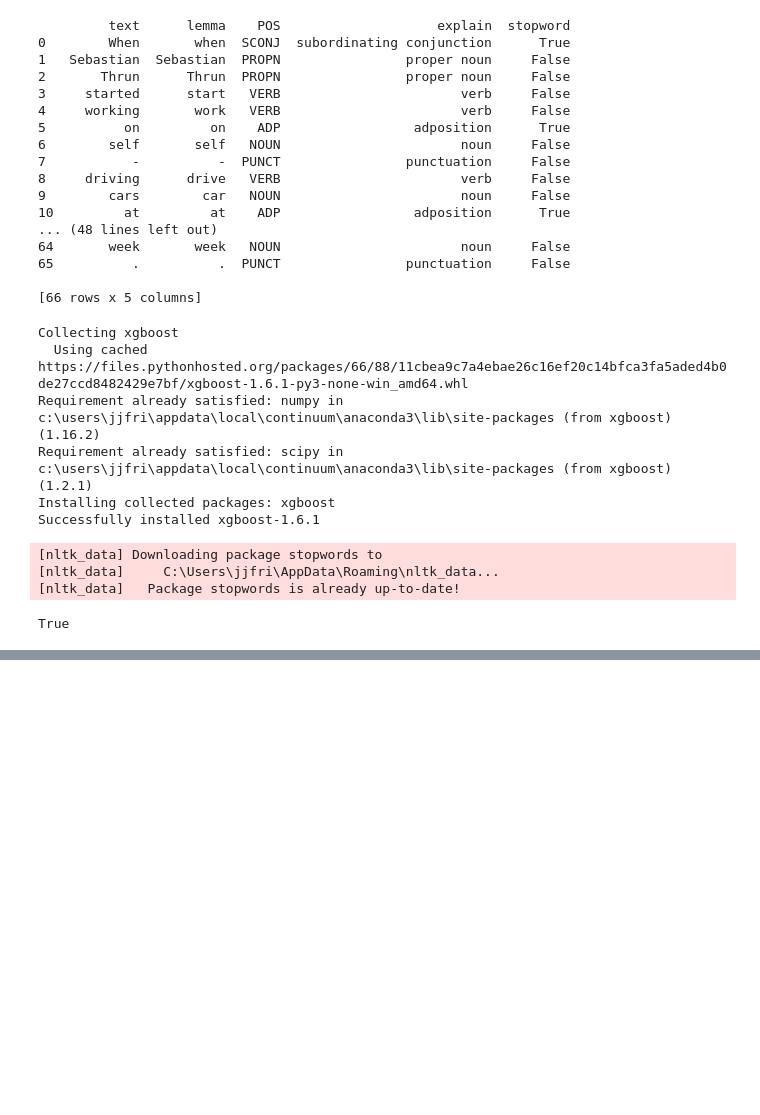
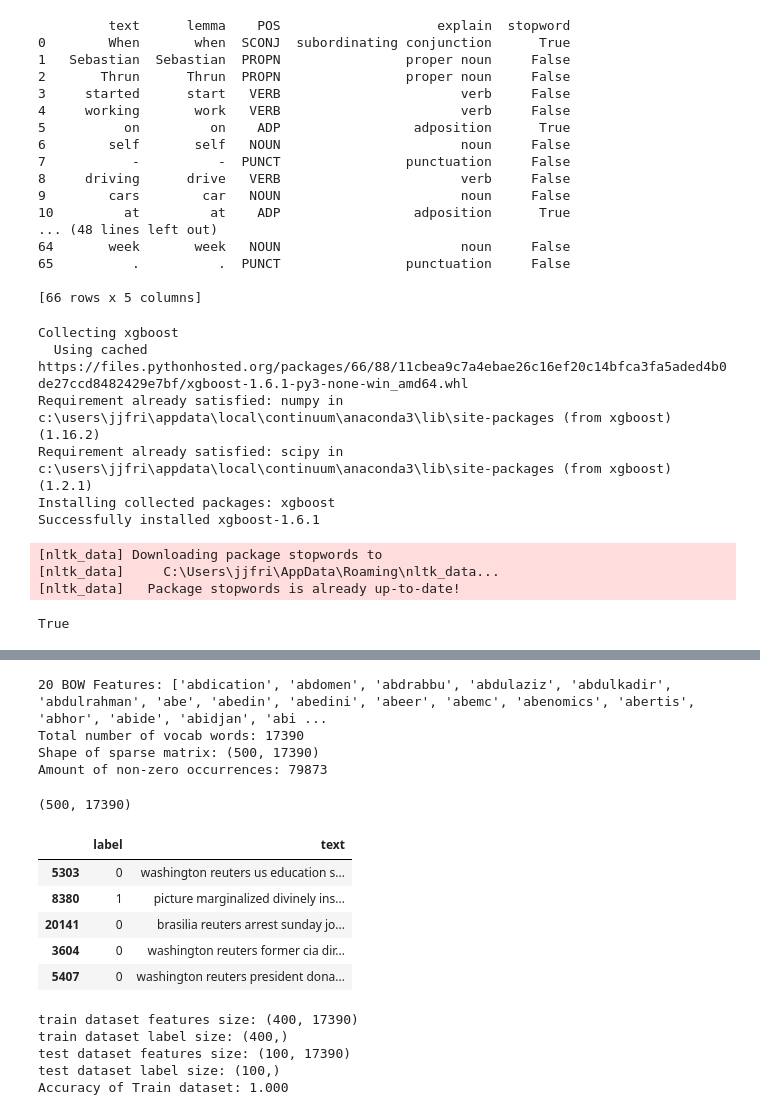
Before and after one commit to JJFrisch/Fake-News-Risk-Identification, a Jupyter notebook: DataCleaning.ipynb, the cells around one changed output, grey strips where cells are left out. Cells and saved outputs as stored; diff of their text form; code cells hidden in the pictures; blank space fills up the shorter version.

```diff
--- a/DataCleaning.ipynb
+++ b/DataCleaning.ipynb
@@ -127,6 +127,20 @@ nltk.download('stopwords')
 [nltk_data]   Package stopwords is already up-to-date!
 True
 # %%
+import pandas as pd
+
+dfFalse = pd.read_csv (r'Databases/Data1/Fake.csv')
+ds1 = pd.DataFrame()
+ds1["text"] = dfFalse["text"]
+ds1.insert(0, 'label', 'fake')
+dfTrue = pd.read_csv (r'Databases/Data1/True.csv')
+ds2 = pd.DataFrame()
+ds2["text"] = dfTrue["text"]
+ds2.insert(0, 'label', 'true')
+dataset1 = pd.concat([ds1, ds2])
+dataset1.dropna(axis=0, how='any', thresh=None, subset=None, inplace=False)
+print(dataset1)
+
 # Import libraries
 import string
 import nltk
@@ -172,46 +195,64 @@ Number of fake messages: 23452
 Number of true messages: 21417
 # %%
 ####################################################################### TAKES FOREVER TO PROSESS
+from sklearn.utils import shuffle
+data_shuffled = dataset1.sample(len(dataset1))
+#dataset1 = shuffle(dataset1)
+#dataset1 = dataset1.iloc[0:500] # 0.0878 seconds per row // 62.922 min for entire dataset
+
 # Remove punctuations/stopwords from all messages
-dataset1["text"] = dataset1["text"].apply(text_preprocess)
-dataset1.head()
+data_shuffled["text"] = data_shuffled["text"].apply(text_preprocess)
+data_shuffled.head(20)
 # %%
 # Convert messages (as lists of string tokens) to strings
-dataset1["text"] = dataset1["text"].agg(lambda x: " ".join(map(str, x)))
-dataset1.head()
+data_shuffled["text"] = data_shuffled["text"].agg(lambda x: " ".join(map(str, x)))
+data_shuffled.head()
 
 # Initialize count vectorizer
 vectorizer = CountVectorizer()
-bow_transformer = vectorizer.fit(dataset1["text"])
+bow_transformer = vectorizer.fit(data_shuffled["text"])
 
 # Fetch the vocabulary set
 print(f"20 BOW Features: {vectorizer.get_feature_names()[20:40]}")
 print(f"Total number of vocab words: {len(vectorizer.vocabulary_)}")
 
 # Convert strings to vectors using BoW
-dataset1_bow = bow_transformer.transform(dataset1["text"])
+dataset1_bow = bow_transformer.transform(data_shuffled["text"])
 
 # Print the shape of the sparse matrix and count the number of non-zero occurrences
 print(f"Shape of sparse matrix: {dataset1_bow.shape}")
 print(f"Amount of non-zero occurrences: {dataset1_bow.nnz}")
+# %% [output]
+20 BOW Features: ['abdication', 'abdomen', 'abdrabbu', 'abdulaziz', 'abdulkadir', 'abdulrahman', 'abe', 'abedin', 'abedini', 'abeer', 'abemc', 'abenomics', 'abertis', 'abhor', 'abide', 'abidjan', 'abi ...
+Total number of vocab words: 17390
+Shape of sparse matrix: (500, 17390)
+Amount of non-zero occurrences: 79873
 # %%
 # TF-IDF
 from sklearn.feature_extraction.text import TfidfTransformer
 
 tfidf_transformer = TfidfTransformer().fit(dataset1_bow)
 
 # Transform entire BoW into tf-idf corpus
 messages_tfidf = tfidf_transformer.transform(dataset1_bow)
 print(messages_tfidf.shape)
 
 # Convert spam and ham labels to 0 and 1 (or, vice-versa)
-FactorResult = pd.factorize(dataset1["label"])
-dataset1["label"] = FactorResult[0]
-dataset1.head()
+FactorResult = pd.factorize(data_shuffled["label"])
+data_shuffled["label"] = FactorResult[0]
+data_shuffled.head()
+# %% [output]
+(500, 17390)
+|  | label | text |
+| 5303 | 0 | washington reuters us education s... |
+| 8380 | 1 | picture marginalized divinely ins... |
+| 20141 | 0 | brasilia reuters arrest sunday jo... |
+| 3604 | 0 | washington reuters former cia dir... |
+| 5407 | 0 | washington reuters president dona... |
 # %%
 # Split the dataset to train and test sets
 msg_train, msg_test, label_train, label_test = train_test_split(
-    messages_tfidf, dataset1["label"], test_size=0.2
+    messages_tfidf, data_shuffled["label"], test_size=0.2
 )
 
 print(f"train dataset features size: {msg_train.shape}")
@@ -235,5 +276,11 @@ predict_train = clf.predict(msg_train)
 print(
     f"Accuracy of Train dataset: {metrics.accuracy_score(label_train, predict_train):0.3f}"
 )
+# %% [output]
+train dataset features size: (400, 17390)
+train dataset label size: (400,)
+test dataset features size: (100, 17390)
+test dataset label size: (100,)
+Accuracy of Train dataset: 1.000
 # %%
 # an example prediction
```
Also changed, not shown: parts of 2 cells of this notebook.
